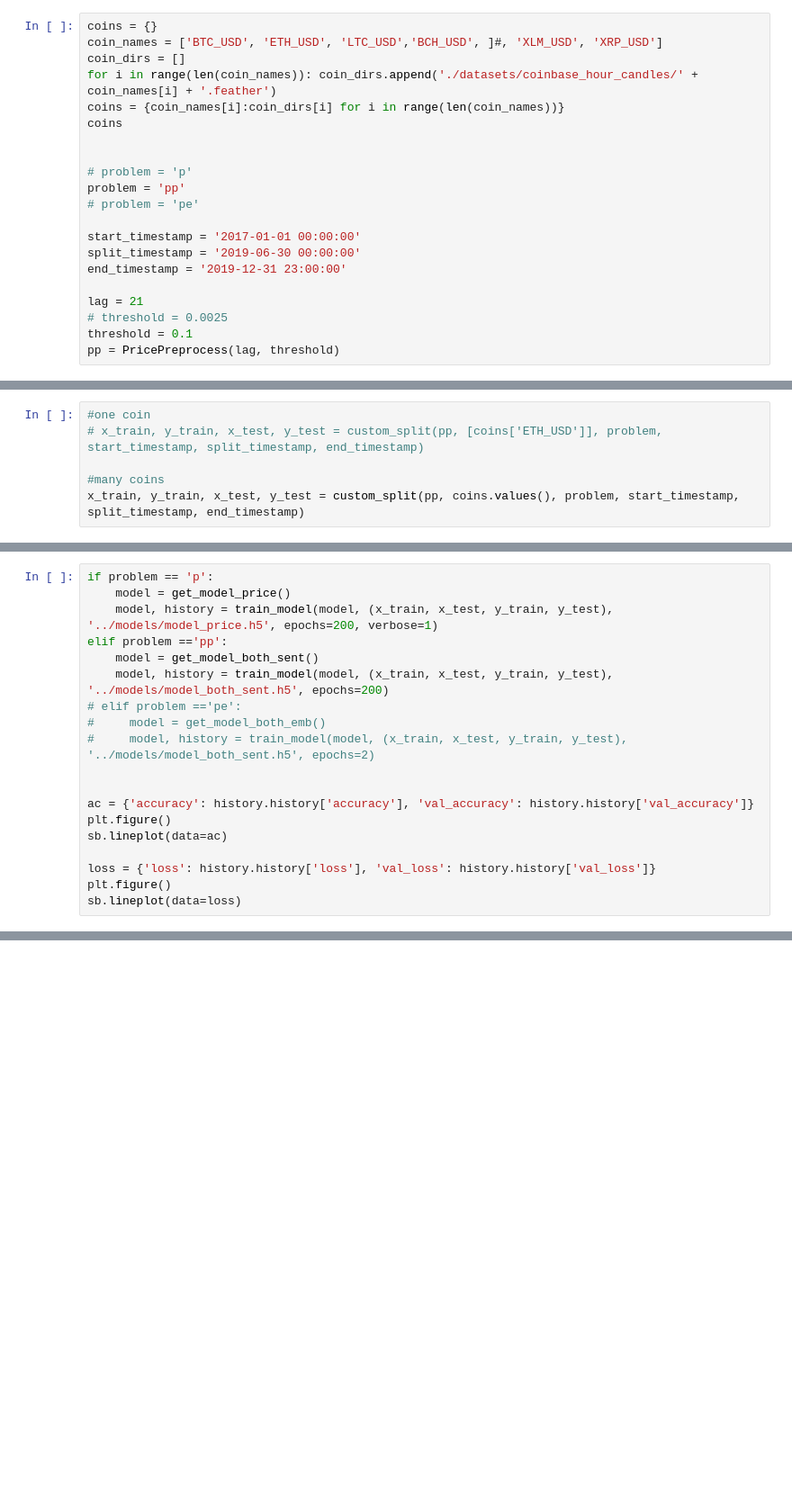
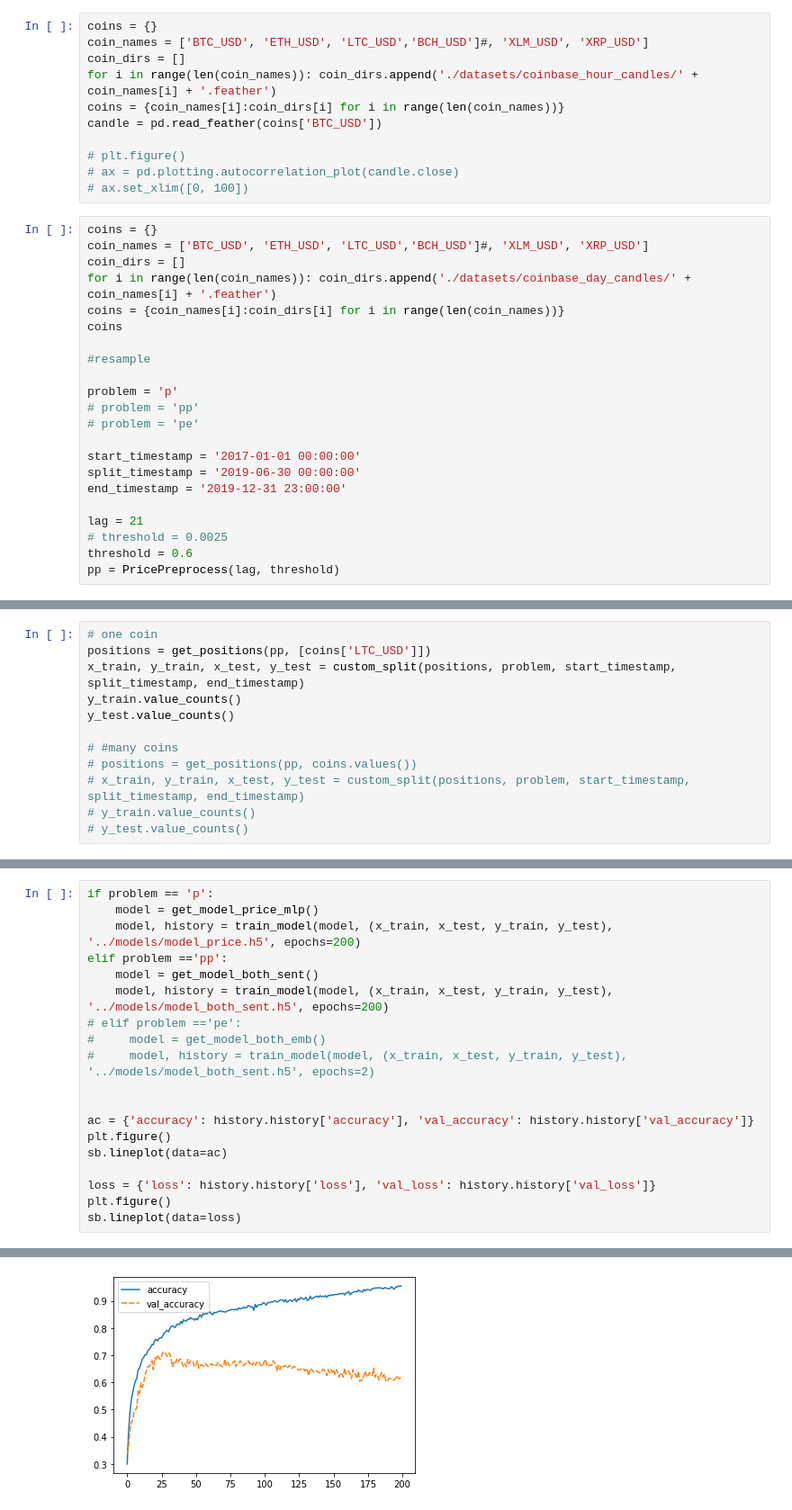
Before and after one commit to sseficha/Ptyxiaki, a Jupyter notebook: Price/Crypto_rep.ipynb, the cells around one changed output, grey strips where cells are left out. Shown at 90% size. Drawn from its saved outputs; the diff is of its cells as text; blank space fills up the shorter version.

```diff
--- a/Price/Crypto_rep.ipynb
+++ b/Price/Crypto_rep.ipynb
@@ -18,14 +43,26 @@ pd.options.display.max_seq_items = 400
+# %%
+coins = {}
+coin_names = ['BTC_USD', 'ETH_USD', 'LTC_USD','BCH_USD']#, 'XLM_USD', 'XRP_USD']
+coin_dirs = []
+for i in range(len(coin_names)): coin_dirs.append('./datasets/coinbase_hour_candles/' + coin_names[i] + '.feather')
+coins = {coin_names[i]:coin_dirs[i] for i in range(len(coin_names))}
+candle = pd.read_feather(coins['BTC_USD'])
+
+# plt.figure()
+# ax = pd.plotting.autocorrelation_plot(candle.close)
+# ax.set_xlim([0, 100])
 # %%
 coins = {}
-coin_names = ['BTC_USD', 'ETH_USD', 'LTC_USD','BCH_USD', ]#, 'XLM_USD', 'XRP_USD']
+coin_names = ['BTC_USD', 'ETH_USD', 'LTC_USD','BCH_USD']#, 'XLM_USD', 'XRP_USD']
 coin_dirs = []
-for i in range(len(coin_names)): coin_dirs.append('./datasets/coinbase_hour_candles/' + coin_names[i] + '.feather')
+for i in range(len(coin_names)): coin_dirs.append('./datasets/coinbase_day_candles/' + coin_names[i] + '.feather')
 coins = {coin_names[i]:coin_dirs[i] for i in range(len(coin_names))}
 coins
 
+#resample
 
-# problem = 'p'
-problem = 'pp'
+problem = 'p'
+# problem = 'pp'
 # problem = 'pe'
 
 start_timestamp = '2017-01-01 00:00:00'
@@ -34,5 +71,5 @@ end_timestamp = '2019-12-31 23:00:00'
 
 lag = 21
 # threshold = 0.0025
-threshold = 0.1
+threshold = 0.6
 pp = PricePreprocess(lag, threshold)
@@ -47,6 +96,12 @@ for coin in coins:
 # %%
-#one coin
-# x_train, y_train, x_test, y_test = custom_split(pp, [coins['ETH_USD']], problem, start_timestamp, split_timestamp, end_timestamp)
+# one coin
+positions = get_positions(pp, [coins['LTC_USD']])
+x_train, y_train, x_test, y_test = custom_split(positions, problem, start_timestamp, split_timestamp, end_timestamp)
+y_train.value_counts()
+y_test.value_counts()
 
-#many coins
-x_train, y_train, x_test, y_test = custom_split(pp, coins.values(), problem, start_timestamp, split_timestamp, end_timestamp)
+# #many coins
+# positions = get_positions(pp, coins.values())
+# x_train, y_train, x_test, y_test = custom_split(positions, problem, start_timestamp, split_timestamp, end_timestamp)
+# y_train.value_counts()
+# y_test.value_counts()
@@ -53,7 +121,7 @@ x_train, y_train, x_test, y_test = custom_split(pp, coins.values(), problem, sta
 # %%
 if problem == 'p':
-    model = get_model_price()
-    model, history = train_model(model, (x_train, x_test, y_train, y_test), '../models/model_price.h5', epochs=200, verbose=1)
+    model = get_model_price_mlp()
+    model, history = train_model(model, (x_train, x_test, y_train, y_test), '../models/model_price.h5', epochs=200)
 elif problem =='pp':
     model = get_model_both_sent()
     model, history = train_model(model, (x_train, x_test, y_train, y_test), '../models/model_both_sent.h5', epochs=200)
@@ -69,3 +137,4 @@ sb.lineplot(data=ac)
 loss = {'loss': history.history['loss'], 'val_loss': history.history['val_loss']}
 plt.figure()
 sb.lineplot(data=loss)
+# %% [output]
@@ -71,0 +150 @@ sb.lineplot(data=loss)
+[figure, added]
```
Also changed, not shown: parts of 8 cells of this notebook, 6 other files.
